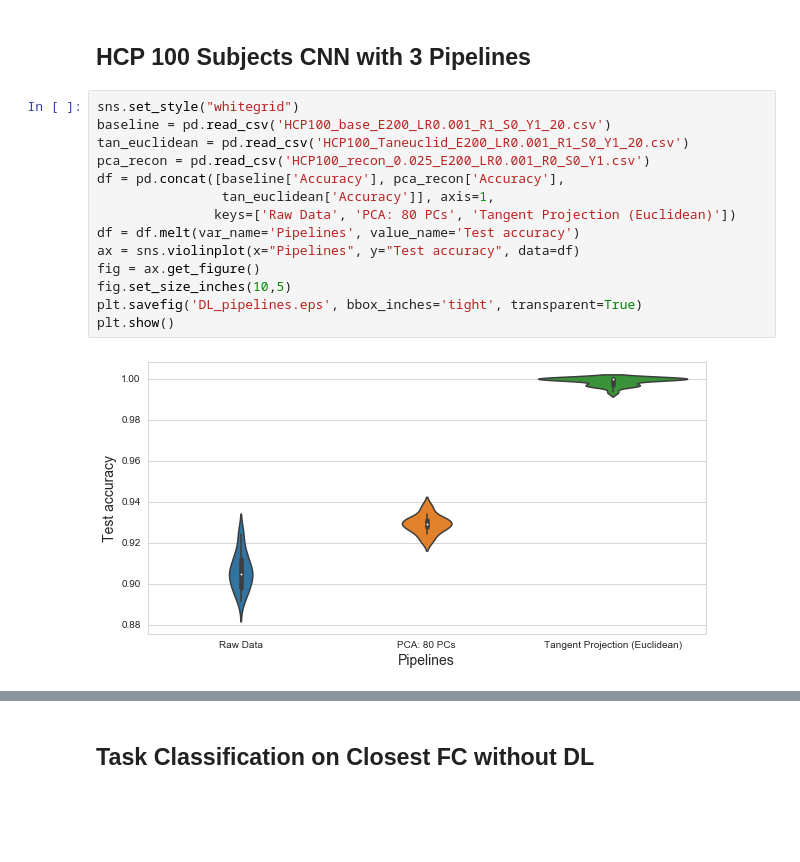
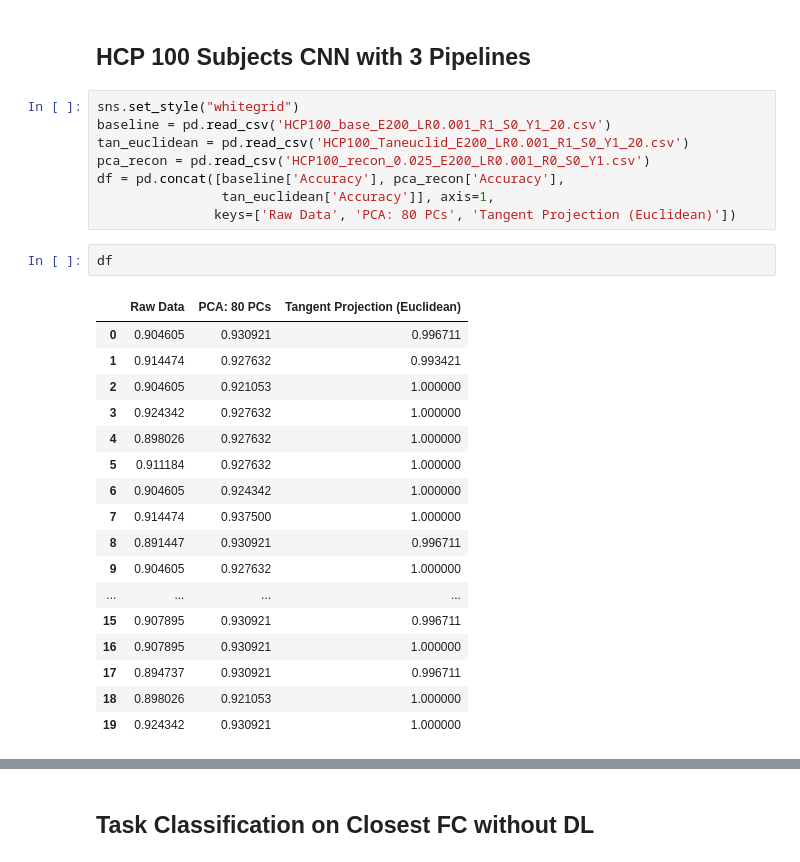
Before and after one commit to mwang29/fmri_learning, a Jupyter notebook: results/Presentation Plots.ipynb, the cells around one changed output, grey strips where cells are left out. Saved outputs shown, nothing was run; the diff lists cells and outputs as text; blank space fills up the shorter version.

```diff
--- a/results/Presentation Plots.ipynb
+++ b/results/Presentation Plots.ipynb
@@ -105,11 +105,23 @@ pca_recon = pd.read_csv('HCP100_recon_0.025_E200_LR0.001_R0_S0_Y1.csv')
 df = pd.concat([baseline['Accuracy'], pca_recon['Accuracy'],
                 tan_euclidean['Accuracy']], axis=1,
                keys=['Raw Data', 'PCA: 80 PCs', 'Tangent Projection (Euclidean)'])
-df = df.melt(var_name='Pipelines', value_name='Test accuracy')
-ax = sns.violinplot(x="Pipelines", y="Test accuracy", data=df)
-fig = ax.get_figure()
-fig.set_size_inches(10,5)
-plt.savefig('DL_pipelines.eps', bbox_inches='tight', transparent=True)
-plt.show()
-# %% [output]
-[figure, removed]
+# %%
+df
+# %% [output]
+|  | Raw Data | PCA: 80 PCs | Tangent Projection (Euclidean) |
+| 0 | 0.904605 | 0.930921 | 0.996711 |
+| 1 | 0.914474 | 0.927632 | 0.993421 |
+| 2 | 0.904605 | 0.921053 | 1.000000 |
+| 3 | 0.924342 | 0.927632 | 1.000000 |
+| 4 | 0.898026 | 0.927632 | 1.000000 |
+| 5 | 0.911184 | 0.927632 | 1.000000 |
+| 6 | 0.904605 | 0.924342 | 1.000000 |
+| 7 | 0.914474 | 0.937500 | 1.000000 |
+| 8 | 0.891447 | 0.930921 | 0.996711 |
+| 9 | 0.904605 | 0.927632 | 1.000000 |
+| ... | ... | ... | ... |
+| 15 | 0.907895 | 0.930921 | 0.996711 |
+| 16 | 0.907895 | 0.930921 | 1.000000 |
+| 17 | 0.894737 | 0.930921 | 0.996711 |
+| 18 | 0.898026 | 0.921053 | 1.000000 |
+| 19 | 0.924342 | 0.930921 | 1.000000 |
```
Also changed, not shown: parts of 5 cells of this notebook, 4 other files.
